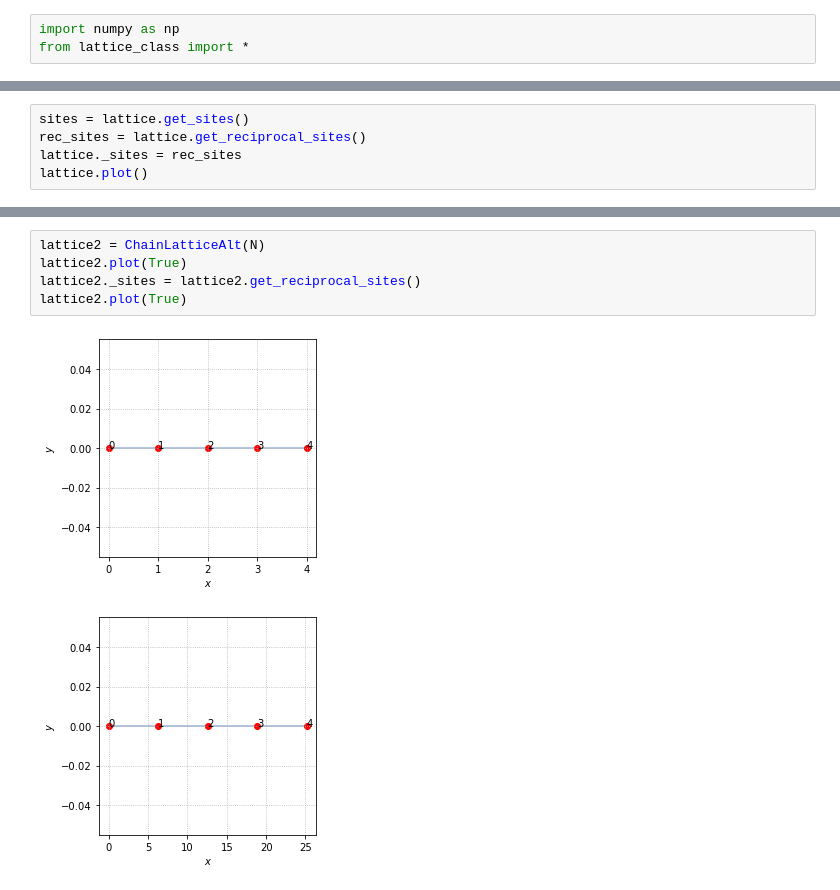
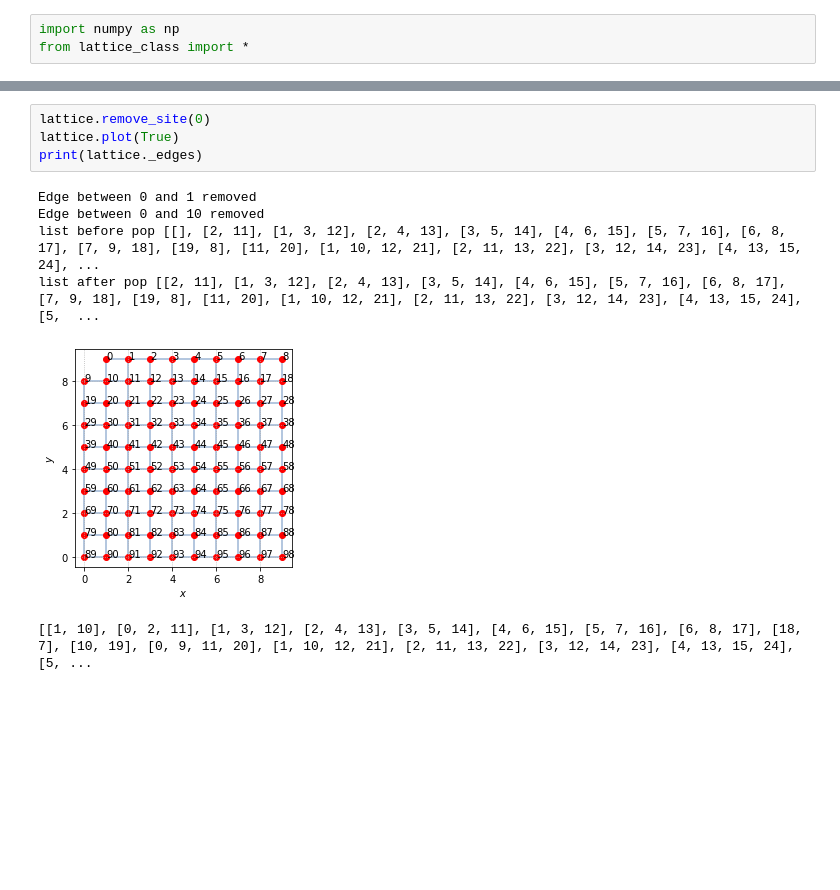
Before and after one commit to isschoch/chiral-p-wave-on-buckyball-geometry, a Jupyter notebook: lattice_class_testing.ipynb, the cells around one changed output, grey strips where cells are left out. Saved outputs shown, nothing was run; the diff lists cells and outputs as text; blank space fills up the shorter version.

Commit message:
using black formatter and added remove_site fct

```diff
--- a/lattice_class_testing.ipynb
+++ b/lattice_class_testing.ipynb
@@ -12,5 +12,0 @@ lattice.plot(True)
-# %%
-sites = lattice.get_sites()
-rec_sites = lattice.get_reciprocal_sites()
-lattice._sites = rec_sites
-lattice.plot()
@@ -19,8 +13,11 @@ lattice.plot()
-# %%
-lattice2 = ChainLatticeAlt(N)
-lattice2.plot(True)
-lattice2._sites = lattice2.get_reciprocal_sites()
-lattice2.plot(True)
-# %% [output]
-[figure, removed]
-[figure, removed]
+# %%
+lattice.remove_site(0)
+lattice.plot(True)
+print(lattice._edges)
+# %% [output]
+Edge between 0 and 1 removed
+Edge between 0 and 10 removed
+list before pop [[], [2, 11], [1, 3, 12], [2, 4, 13], [3, 5, 14], [4, 6, 15], [5, 7, 16], [6, 8, 17], [7, 9, 18], [19, 8], [11, 20], [1, 10, 12, 21], [2, 11, 13, 22], [3, 12, 14, 23], [4, 13, 15, 24], ...
+list after pop [[2, 11], [1, 3, 12], [2, 4, 13], [3, 5, 14], [4, 6, 15], [5, 7, 16], [6, 8, 17], [7, 9, 18], [19, 8], [11, 20], [1, 10, 12, 21], [2, 11, 13, 22], [3, 12, 14, 23], [4, 13, 15, 24], [5,  ...
+[figure, added]
+[[1, 10], [0, 2, 11], [1, 3, 12], [2, 4, 13], [3, 5, 14], [4, 6, 15], [5, 7, 16], [6, 8, 17], [18, 7], [10, 19], [0, 9, 11, 20], [1, 10, 12, 21], [2, 11, 13, 22], [3, 12, 14, 23], [4, 13, 15, 24], [5, ...
```
Also changed, not shown: parts of 2 cells of this notebook, 5 other files.
